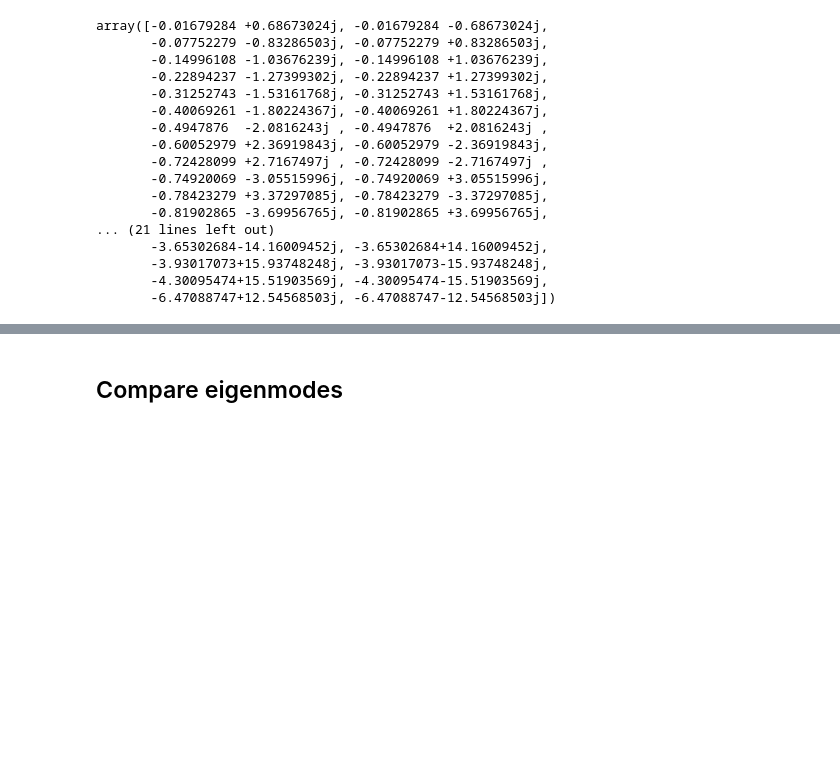
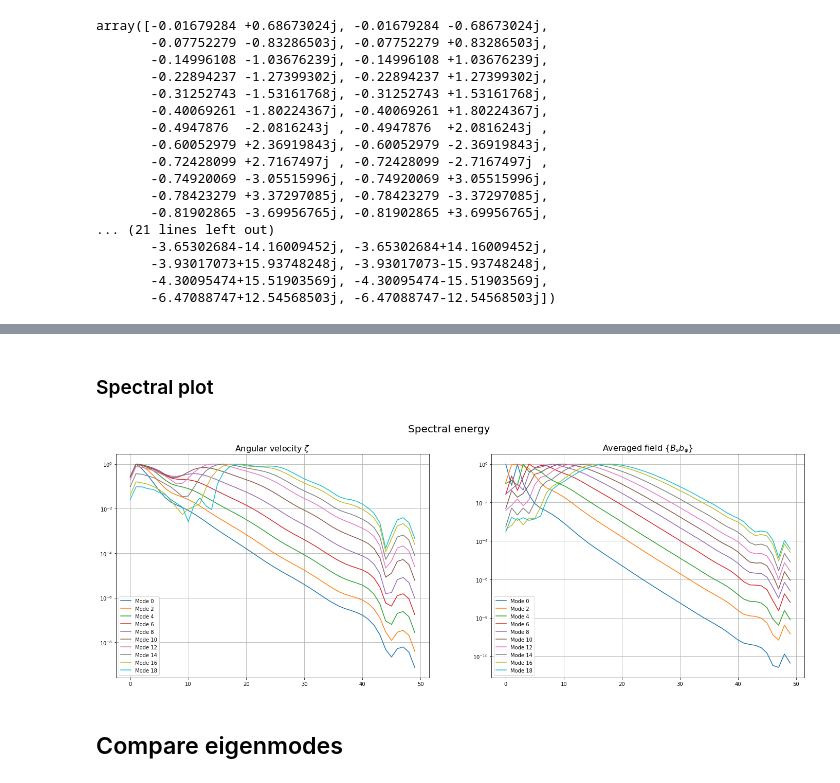
Before and after one commit to GentleMin/PyCrete, a Jupyter notebook: eigenmodes.ipynb, the cells around one changed output, grey strips where cells are left out. Drawn from its saved outputs; the diff is of its cells as text; code cells hidden in the pictures; blank space fills up the shorter version.

```diff
--- a/eigenmodes.ipynb
+++ b/eigenmodes.ipynb
@@ -171,3 +139,41 @@ plt.show()
+# %% [markdown]
+### Spectral plot
+# %%
+u_coeffs = eigfuns[:50, :]
+b_coeffs = eigfuns[50:, :]
+
+# Convert to modulus squared
+u_coeffs = np.abs(u_coeffs)**2
+b_coeffs = np.abs(b_coeffs)**2
+
+# Normalize by leading Tn coefficient
+# u_coeffs = u_coeffs/np.abs(u_coeffs[0, :])
+# b_coeffs = b_coeffs/np.abs(b_coeffs[0, :])
+
+# Normalize by maximum coefficient
+u_coeffs = u_coeffs/np.max(np.abs(u_coeffs), axis=0)
+b_coeffs = b_coeffs/np.max(np.abs(b_coeffs), axis=0)
+
+n_modes = 10
+
+fig, axes = plt.subplots(nrows=1, ncols=2, figsize=(24, 8))
+
+ax = axes[0]
+lines = ax.semilogy(np.abs(u_coeffs[:, :2*n_modes:2]))
+ax.legend(lines, ("Mode {}".format(2*i) for i in range(2*n_modes)))
+ax.grid(which="both")
+ax.set_title(r"Angular velocity $\zeta$", fontsize=16)
+
+ax = axes[1]
+lines = ax.semilogy(np.abs(b_coeffs[:, :2*n_modes:2]))
+ax.legend(lines, ("Mode {}".format(2*i) for i in range(2*n_modes)))
+ax.grid(which="both")
+ax.set_title(r"Averaged field $\{B_s b_\phi\}$", fontsize=16)
+
+fig.suptitle("Spectral energy", fontsize=20)
+plt.show()
+# %% [output]
+[figure, added]
 # %% [markdown]
 ## Compare eigenmodes
 # %%
```
Also changed, not shown: parts of 9 cells of this notebook.
